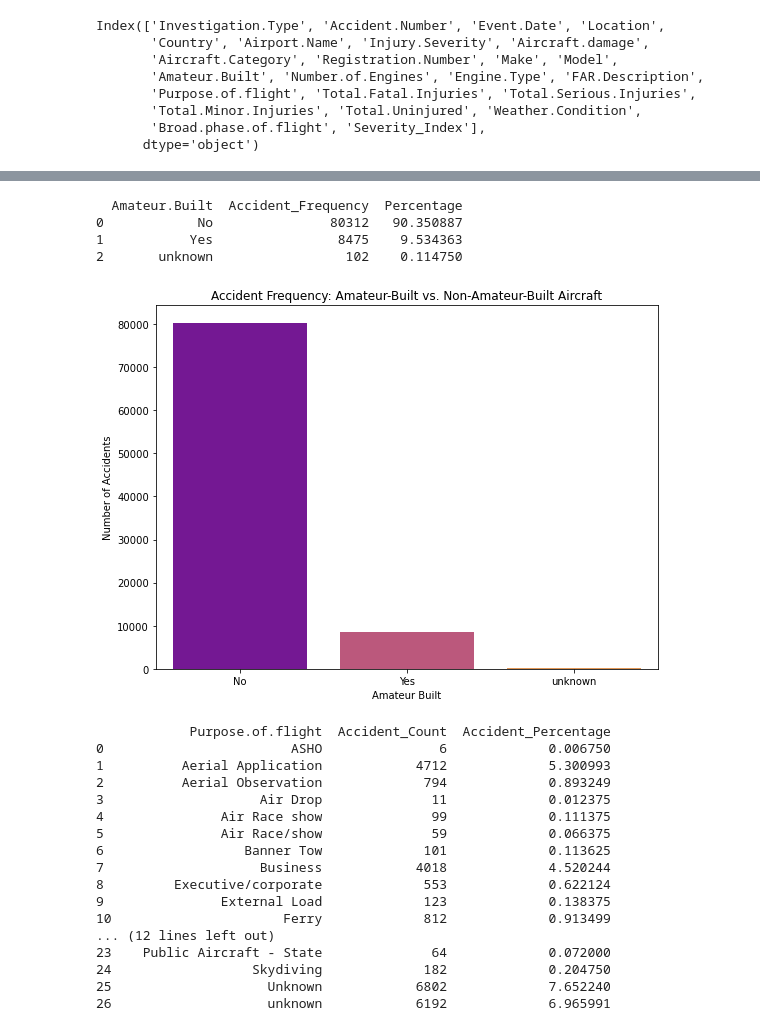
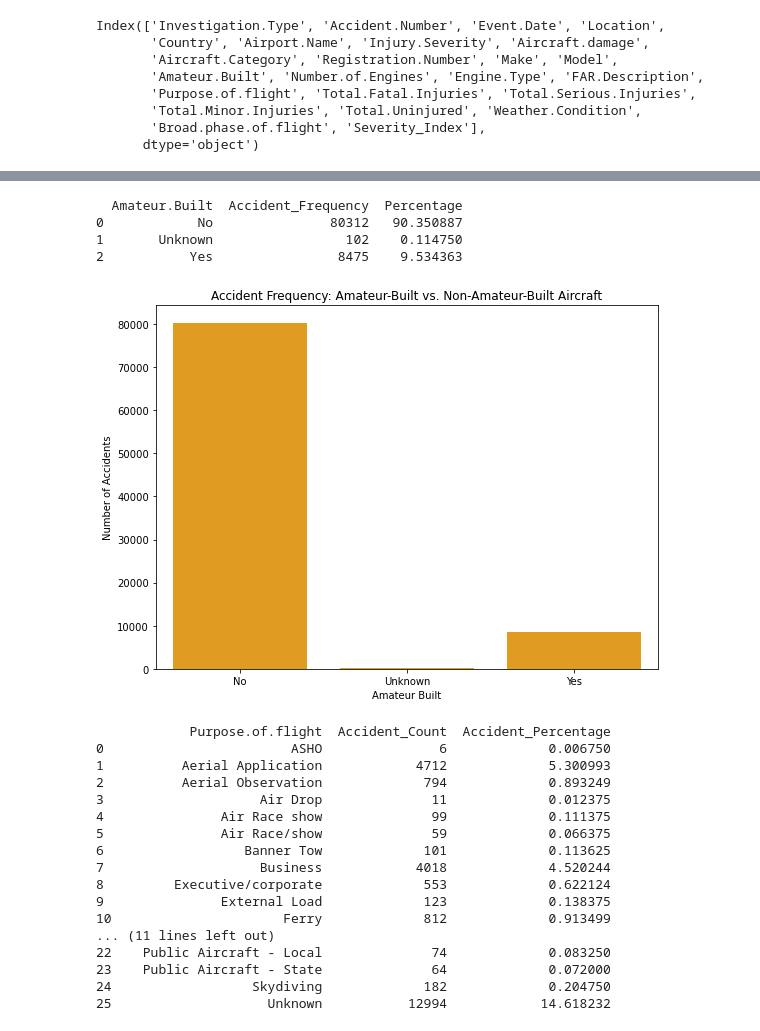
Before and after one commit to vnelima/Phase-1_Project_Aviation_, a Jupyter notebook: student.ipynb, the cells around one changed output, grey strips where cells are left out. Drawn from its saved outputs; the diff is of its cells as text; code cells hidden in the pictures.

```diff
--- a/student.ipynb
+++ b/student.ipynb
@@ -156,5 +146,2 @@ dtype: object
-# %%
-# To fill the null values with mode in the Aircraft.category column
-df['Aircraft.Category'] = df['Aircraft.Category'].fillna(mode_value, inplace=True)
 # %%
 # To change all letters to be uppercase in the Make column
@@ -212,15 +200,9 @@ Broad.phase.of.flight     27165
 dtype: int64
 # %%
 # replacing the null values in the columns with 'unknown'
-columns_to_replace = ['Location', 'Country', 'Airport.Name', 'Injury.Severity', 'Aircraft.damage', 'Registration.Number', 'Make', 'Model', 'Amateur.Built', 'Number.of.Engines', 'Engine.Type', 'FAR.Description','Purpose.of.flight', 'Total.Fatal.Injuries', 'Total.Serious.Injuries', 'Total.Uninjured', 'Broad.phase.of.flight']
-df[columns_to_replace] = df[columns_to_replace].fillna('unknown')
-# Replacing null values in 'Weather.Condition' with 'UNK'
-df['Weather.Condition'].fillna('UNK')
-# Replace "Unk" with "UNK" in the 'Weather.Condition' column
-df['Weather.Condition'] = df['Weather.Condition'].replace('Unk', 'UNK')
+columns_to_replace = ['Location', 'Country', 'Airport.Name', 'Injury.Severity', 'Aircraft.damage', 'Registration.Number', 'Make', 'Model', 'Amateur.Built', 'Number.of.Engines', 'Engine.Type', 'FAR.Description','Purpose.of.flight', 'Total.Fatal.Injuries', 'Total.Serious.Injuries', 'Total.Uninjured', 'Broad.phase.of.flight', 'Aircraft.Category', 'Total.Minor.Injuries']
+df[columns_to_replace] = df[columns_to_replace].fillna('Unknown')
 
-# Verify the change
-print(df['Weather.Condition'].unique())
 
 
 df
@@ -241,0 +241,4 @@ df
+# %%
+# Replace "Unk" with "UNK" in the 'Weather.Condition' column
+df['Weather.Condition'].replace('Unk', 'UNK', inplace=True)
+df['Weather.Condition']
@@ -241,0 +258,4 @@ df
+# %%
+# Replace NaN values in 'Weather.Condition' with 'UNK'
+df['Weather.Condition'].fillna('UNK', inplace=True)
+df['Weather.Condition']
@@ -464,4 +530,5 @@ print(airport_accidents_sorted.head(10))
 # %%
+# To compare accident rates and weather conditions for amateur-built vs. non-amateur-built aircraft.
 # Group by 'Amateur.Built' to compare accident frequencies
 amateur_vs_non_amateur = df.groupby('Amateur.Built').size().reset_index(name='Accident_Frequency')
 
@@ -473,20 +540,21 @@ print(amateur_vs_non_amateur)
 # %% [output]
   Amateur.Built  Accident_Frequency  Percentage
 0            No               80312   90.350887
-1           Yes                8475    9.534363
-2       unknown                 102    0.114750
+1       Unknown                 102    0.114750
+2           Yes                8475    9.534363
 # %%
 # Bar plot for accident frequency comparison
 plt.figure(figsize=(8, 6))
-sns.barplot(x='Amateur.Built', y='Accident_Frequency', data=amateur_vs_non_amateur, palette='plasma')
+sns.barplot(x='Amateur.Built', y='Accident_Frequency', data=amateur_vs_non_amateur, color='Orange')
 plt.title('Accident Frequency: Amateur-Built vs. Non-Amateur-Built Aircraft')
 plt.xlabel('Amateur Built')
 plt.ylabel('Number of Accidents')
 plt.tight_layout()
 plt.show()
 # %% [output]
-[figure, old version]
+[figure, new version]
 # %%
+# Identify if certain flight purposes (e.g., training, commercial, private) are more prone to accidents.
 # Group by 'Purpose.of.flight' and calculate accident frequency
 accident_rates_by_purpose = df.groupby('Purpose.of.flight').size().reset_index(name='Accident_Count')
 
@@ -510,9 +578,9 @@ print(accident_rates_by_purpose)
 8         Executive/corporate             553             0.622124
 9               External Load             123             0.138375
 10                      Ferry             812             0.913499
-... (12 lines left out)
+... (11 lines left out)
+22    Public Aircraft - Local              74             0.083250
 23    Public Aircraft - State              64             0.072000
 24                  Skydiving             182             0.204750
-25                    Unknown            6802             7.652240
-26                    unknown            6192             6.965991
+25                    Unknown           12994            14.618232
 # %%
```
Also changed, not shown: parts of 29 cells of this notebook, 1 other file.
